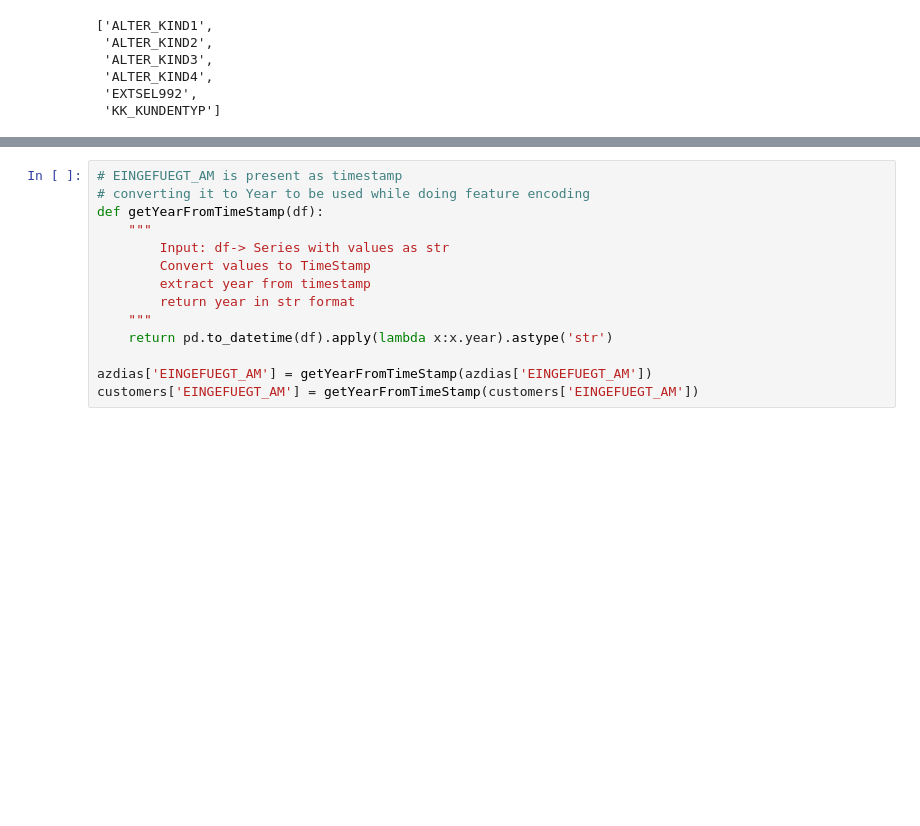
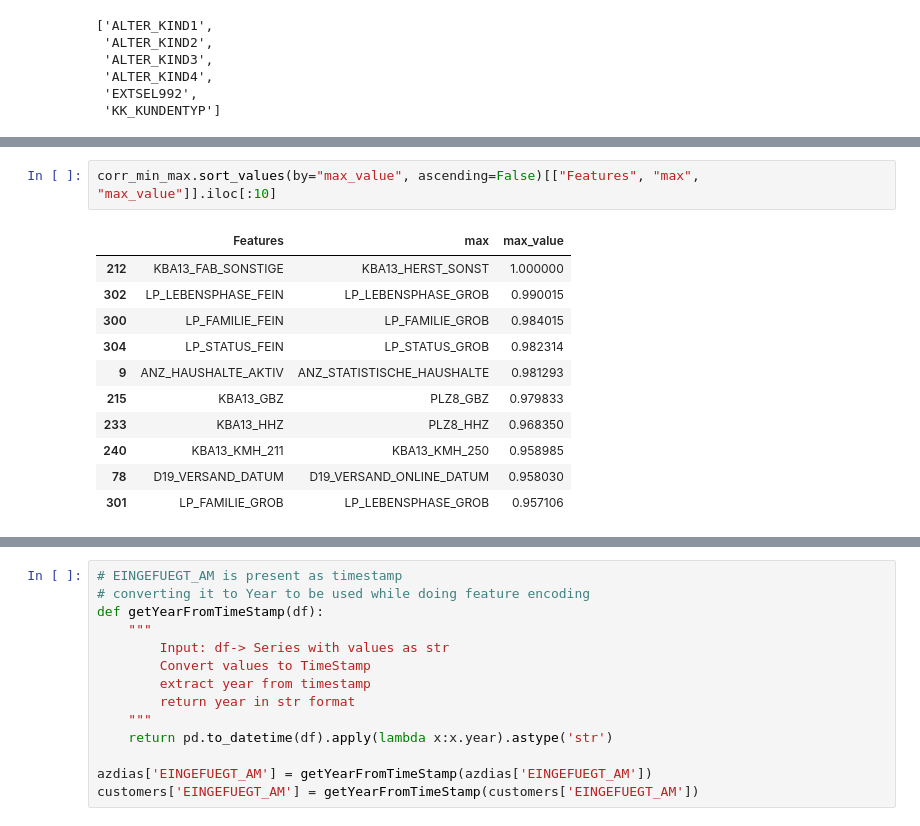
Before and after one commit to shashi4bs/Bertelsmann-Arvato, a Jupyter notebook: Arvato Project Workbook.ipynb, the cells around one changed output, grey strips where cells are left out. Cells and saved outputs as stored; diff of their text form; blank space fills up the shorter version.

```diff
--- a/Arvato Project Workbook.ipynb
+++ b/Arvato Project Workbook.ipynb
@@ -73,0 +136,14 @@ columns_to_drop
+# %%
+corr_min_max.sort_values(by="max_value", ascending=False)[["Features", "max", "max_value"]].iloc[:10]
+# %% [output]
+|  | Features | max | max_value |
+| 212 | KBA13_FAB_SONSTIGE | KBA13_HERST_SONST | 1.000000 |
+| 302 | LP_LEBENSPHASE_FEIN | LP_LEBENSPHASE_GROB | 0.990015 |
+| 300 | LP_FAMILIE_FEIN | LP_FAMILIE_GROB | 0.984015 |
+| 304 | LP_STATUS_FEIN | LP_STATUS_GROB | 0.982314 |
+| 9 | ANZ_HAUSHALTE_AKTIV | ANZ_STATISTISCHE_HAUSHALTE | 0.981293 |
+| 215 | KBA13_GBZ | PLZ8_GBZ | 0.979833 |
+| 233 | KBA13_HHZ | PLZ8_HHZ | 0.968350 |
+| 240 | KBA13_KMH_211 | KBA13_KMH_250 | 0.958985 |
+| 78 | D19_VERSAND_DATUM | D19_VERSAND_ONLINE_DATUM | 0.958030 |
+| 301 | LP_FAMILIE_GROB | LP_LEBENSPHASE_GROB | 0.957106 |
```
Also changed, not shown: parts of 25 cells of this notebook, 1 other file.
